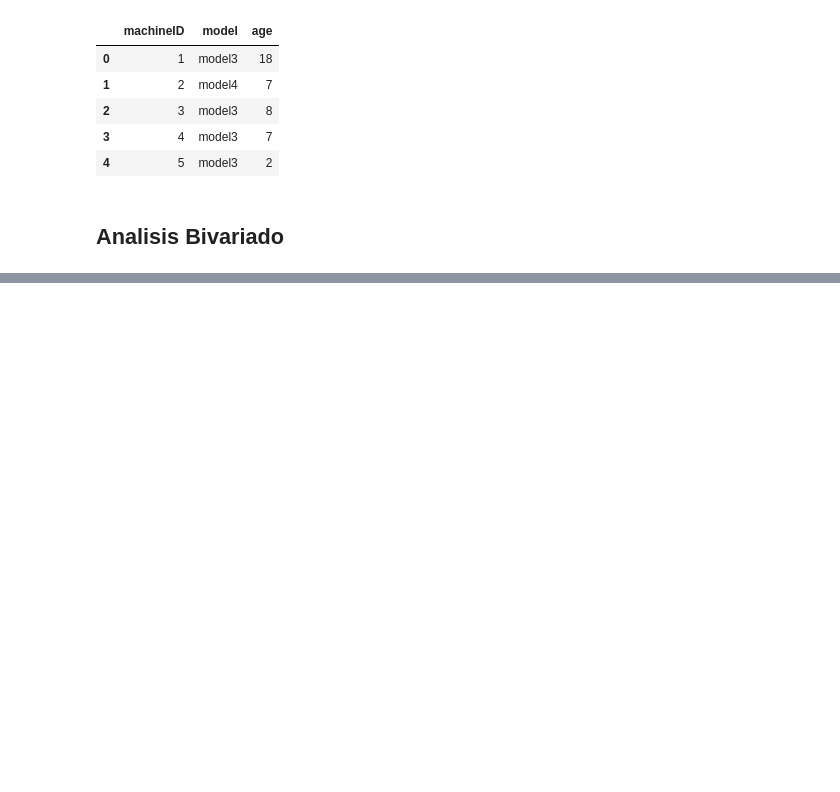
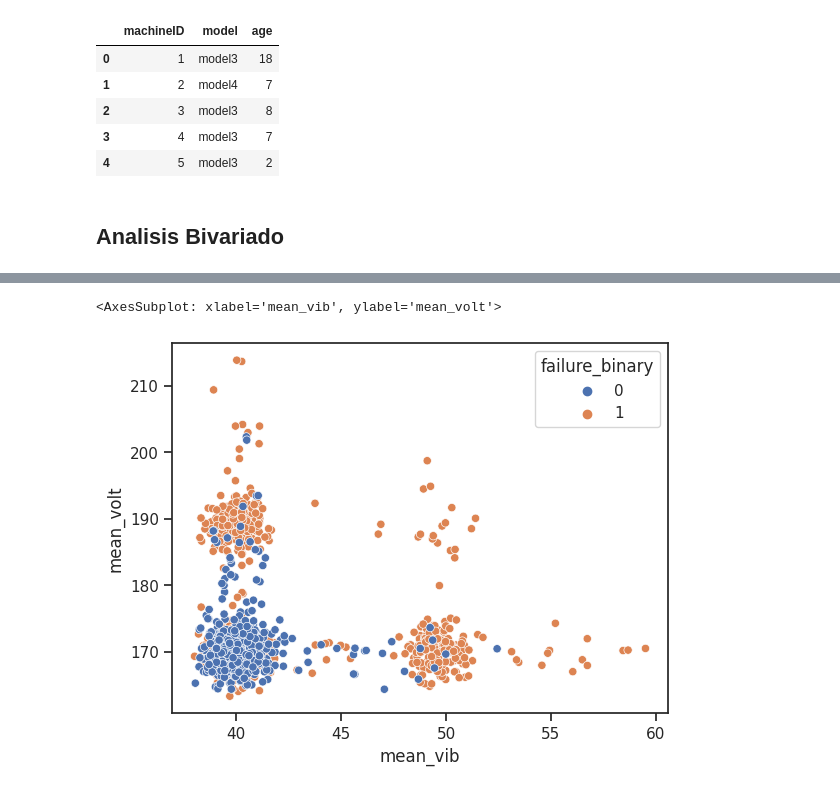
Before and after one commit to Luis-ramirez-r/predictive_maintenance, a Jupyter notebook: notebooks/Clase36.ipynb, the cells around one changed output, grey strips where cells are left out. Saved outputs shown, nothing was run; the diff lists cells and outputs as text; code cells hidden in the pictures; blank space fills up the shorter version.

```diff
--- a/notebooks/Clase36.ipynb
+++ b/notebooks/Clase36.ipynb
@@ -162,0 +274,23 @@ Bad pipe message: %s [b'']
+# %%
+df_dataset_telemetria = pd.concat([telemetria_fallas_30_antes,telemetria_sin_fallas_30])
+# %%
+datos_telemetria_agg = df_dataset_telemetria.groupby('FallaId').agg(mean_volt = ('volt', 'mean'),
+                                                mean_rot = ('rotate', 'mean'),
+                                                mean_press = ('pressure', 'mean'),
+                                                mean_vib = ('vibration', 'mean'),
+                                                max_volt = ('volt', 'max'),
+                                                max_rot = ('rotate', 'max'),
+                                                max_press = ('pressure', 'max'),
+                                                max_vib = ('vibration', 'max'),
+                                                min_volt = ('volt', 'min'),
+                                                min_rot = ('rotate', 'min'),
+                                                min_press = ('pressure', 'min'),
+                                                min_vib = ('vibration', 'min'),
+                                                std_volt = ('volt', 'std'),
+                                                std_rot = ('rotate', 'std'),
+                                                std_press = ('pressure', 'std'),
+                                                std_vib = ('vibration', 'std'),
+                                                failure_binary = ('failure_binary', 'max'),
+                                                failure = ('failure', 'max')
+
+)
@@ -162,0 +313,5 @@ Bad pipe message: %s [b'']
+# %%
+sns.scatterplot(data=datos_telemetria_agg, x="mean_vib", y="mean_volt", hue="failure_binary")
+# %% [output]
+<AxesSubplot: xlabel='mean_vib', ylabel='mean_volt'>
+[figure, added]
```
Also changed, not shown: parts of 24 cells of this notebook.
